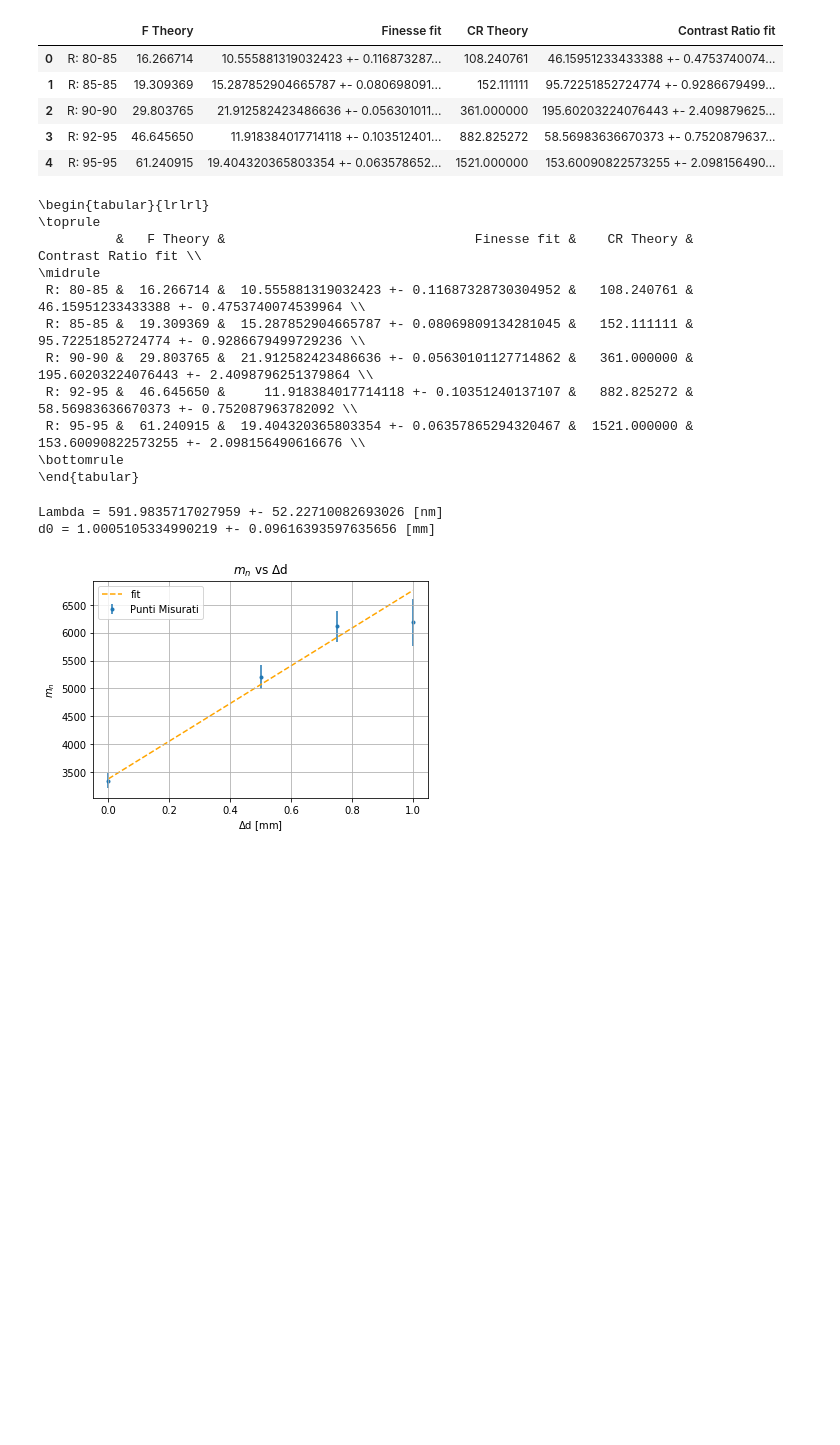
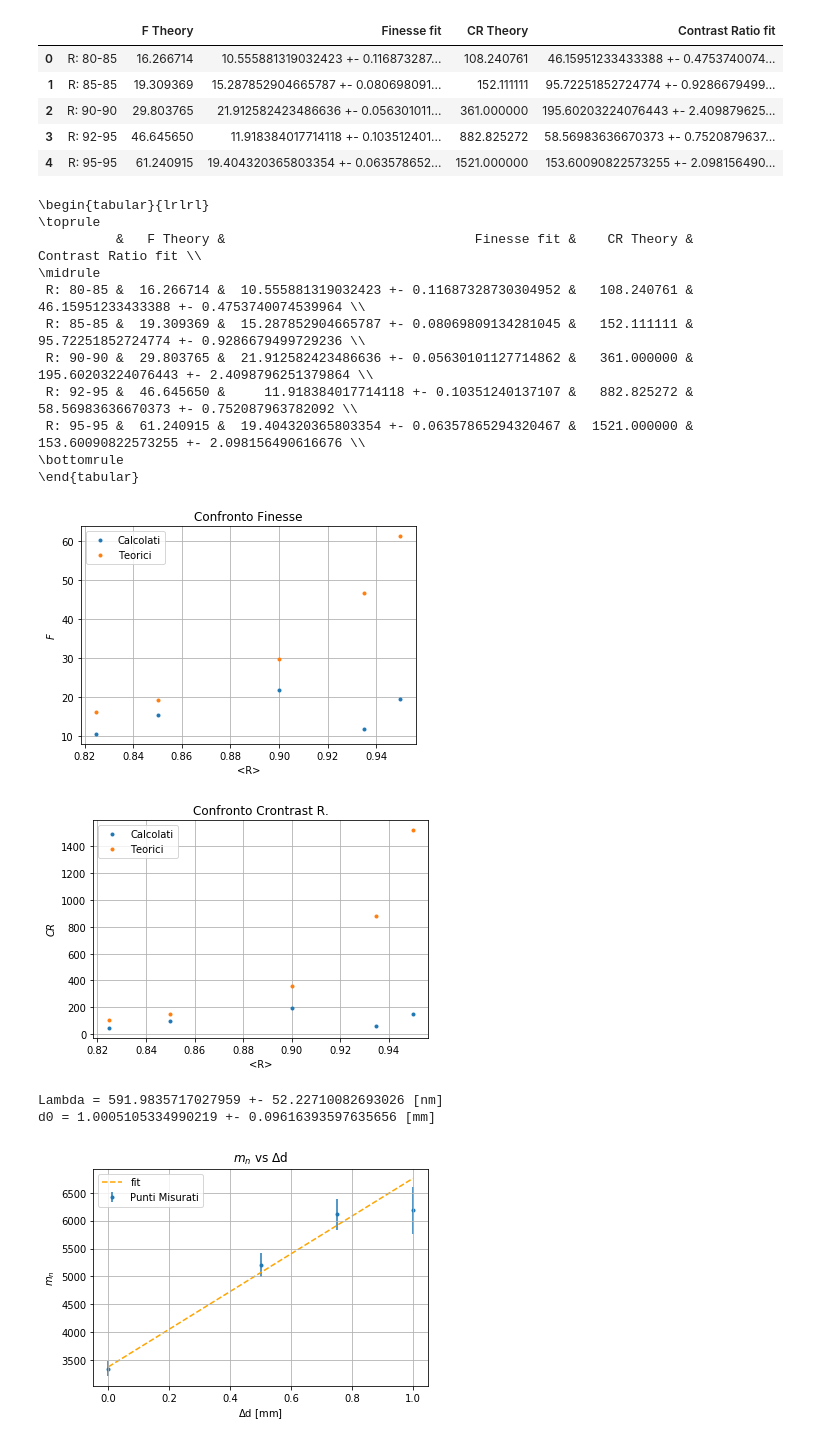
Before and after one commit to Kevin222-hub/Lab_reports, a Jupyter notebook: Ottica_2/Main.ipynb, the cells around one changed output. Saved outputs shown, nothing was run; the diff lists cells and outputs as text; code cells hidden in the pictures; blank space fills up the shorter version.

```diff
--- a/Ottica_2/Main.ipynb
+++ b/Ottica_2/Main.ipynb
@@ -28,6 +28,10 @@ def cr_th(R1,R2):
     Rm = np.sqrt(R1*R2)
     cr = Pw2( (1+Rm)/(1-Rm) )
     return cr
+
+def RM(R1,R2):
+    Rm = np.sqrt(R1*R2)
+    return Rm
 # %%
 # formule per i fit
 
@@ -71,6 +75,9 @@ Finesse_fit  = np.asarray([])
 C_Ratio_fit  = np.asarray([])
 Finesse_th  = np.asarray([])
 C_Ratio_th  = np.asarray([])
+array_f = np.asarray([])
+array_c = np.asarray([])
+array_R = np.asarray([])
 # %%
 for T in range(len(name)):
     R1 = R_m[T][0]
@@ -83,7 +90,6 @@ for T in range(len(name)):
     Y = CH2
 
     sY = 0.03*CH2 + div[T]
-    #sY = np.sqrt(Pw2(0.03*CH2) + Pw2(div[T]))
     [coo,b,a,phi,c],pcov = s.optimize.curve_fit(Airy_fit,X,Y,sigma = sY,absolute_sigma = True,method = 'trf',bounds = (bounds_min[T],bounds_max[T]))
     [scoo,sb,sa,sphi,sc] = np.sqrt(np.diag(pcov))
 
@@ -110,6 +116,9 @@ for T in range(len(name)):
     A = '{} +- {}'.format(f,sf)
     B = '{} +- {}'.format(cr,scr)
 
+    array_R = np.append(array_R,RM(R1,R2))
+    array_f = np.append(array_f,f)
+    array_c = np.append(array_c,cr)
     Finesse_fit = np.append(Finesse_fit,A)
     C_Ratio_fit = np.append(C_Ratio_fit,B)
     Finesse_th = np.append(Finesse_th,theory[0])
@@ -183,6 +192,29 @@ print(Results.to_latex(index=False))
  R: 95-95 &  61.240915 &  19.404320365803354 +- 0.06357865294320467 &  1521.000000 &   153.60090822573255 +- 2.098156490616676 \\
 \bottomrule
 \end{tabular}
+# %%
+plt.plot(array_R,array_f, ls='', marker='.',label = 'Calcolati')
+plt.plot(array_R,Finesse_th, ls='', marker='.',label = 'Teorici')
+
+plt.title('Confronto Finesse')
+plt.xlabel('<R>')
+plt.ylabel('$F$')
+plt.grid()
+plt.legend()
+plt.show()
+
+plt.plot(array_R,array_c, ls='', marker='.',label = 'Calcolati')
+plt.plot(array_R,C_Ratio_th, ls='', marker='.',label = 'Teorici')
+
+plt.title('Confronto Crontrast R.')
+plt.xlabel('<R>')
+plt.ylabel('$CR$')
+plt.grid()
+plt.legend()
+plt.show()
+# %% [output]
+[figure, added]
+[figure, added]
 # %%
 # Pt3 Formule e costanti
 
```
